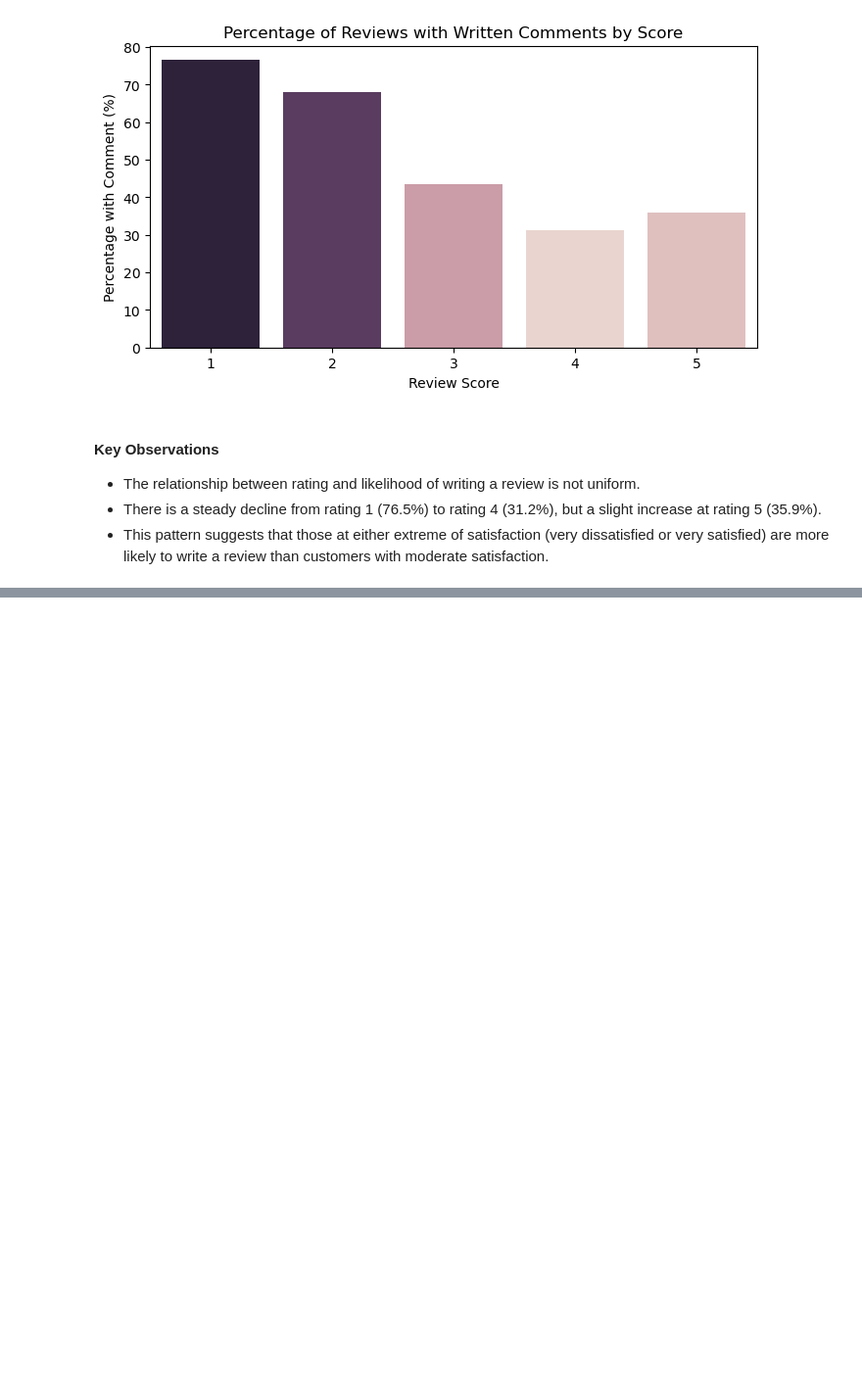
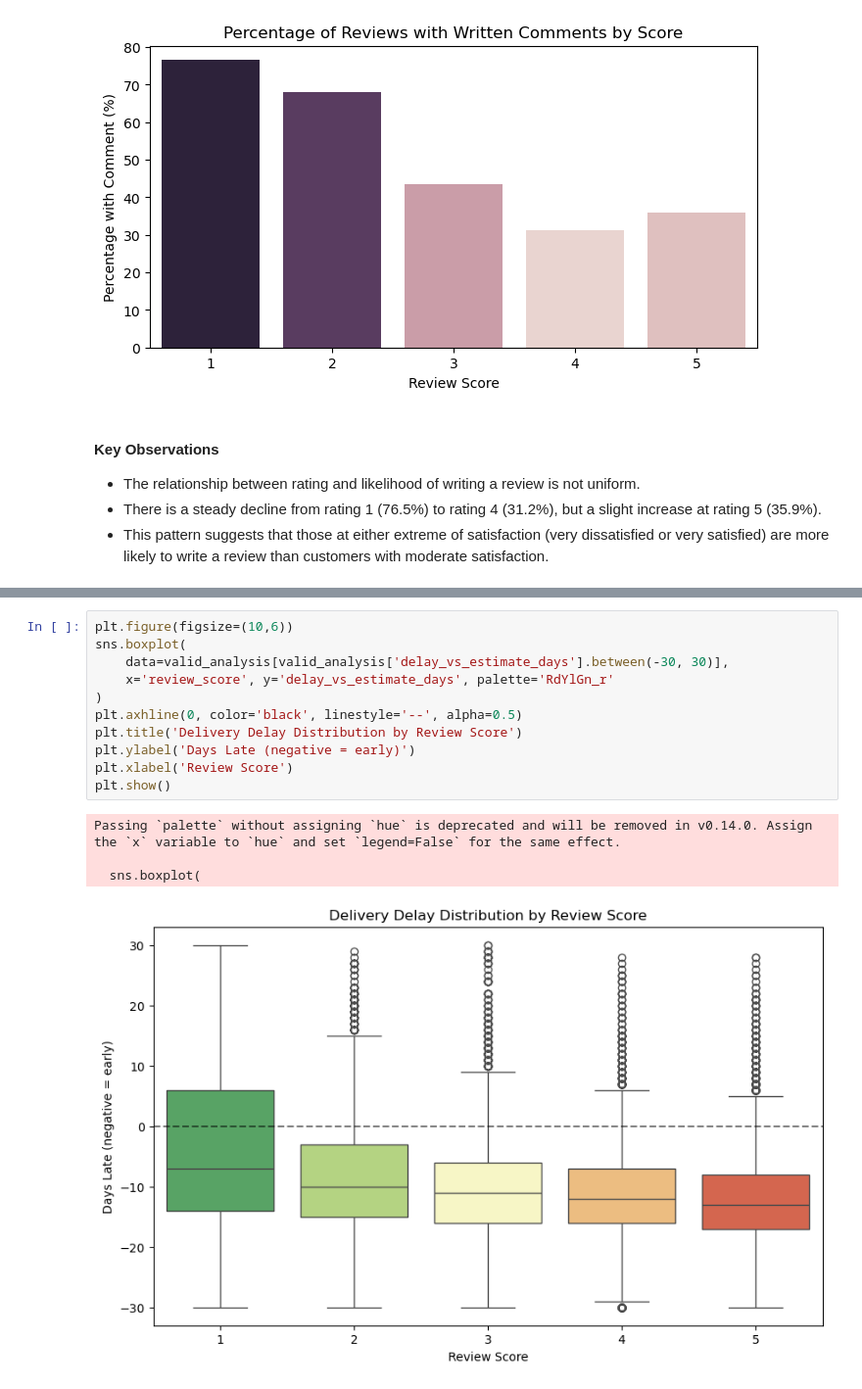
Before and after one commit to AminrezaAman/brazilian-ecommerce-analytics, a Jupyter notebook: notebooks/03_Exploratory_Data_Analysis.ipynb, the cells around one changed output, grey strips where cells are left out. Shown at 98% size. Drawn from its saved outputs; the diff is of its cells as text; blank space fills up the shorter version.

```diff
--- a/notebooks/03_Exploratory_Data_Analysis.ipynb
+++ b/notebooks/03_Exploratory_Data_Analysis.ipynb
@@ -855,0 +927,16 @@ plt.show()
+# %%
+plt.figure(figsize=(10,6))
+sns.boxplot(
+    data=valid_analysis[valid_analysis['delay_vs_estimate_days'].between(-30, 30)],
+    x='review_score', y='delay_vs_estimate_days', palette='RdYlGn_r'
+)
+plt.axhline(0, color='black', linestyle='--', alpha=0.5)
+plt.title('Delivery Delay Distribution by Review Score')
+plt.ylabel('Days Late (negative = early)')
+plt.xlabel('Review Score')
+plt.show()
+# %% [output]
+Passing `palette` without assigning `hue` is deprecated and will be removed in v0.14.0. Assign the `x` variable to `hue` and set `legend=False` for the same effect.
+
+  sns.boxplot(
+[figure, added]
```
Also changed, not shown: parts of 15 cells of this notebook.
